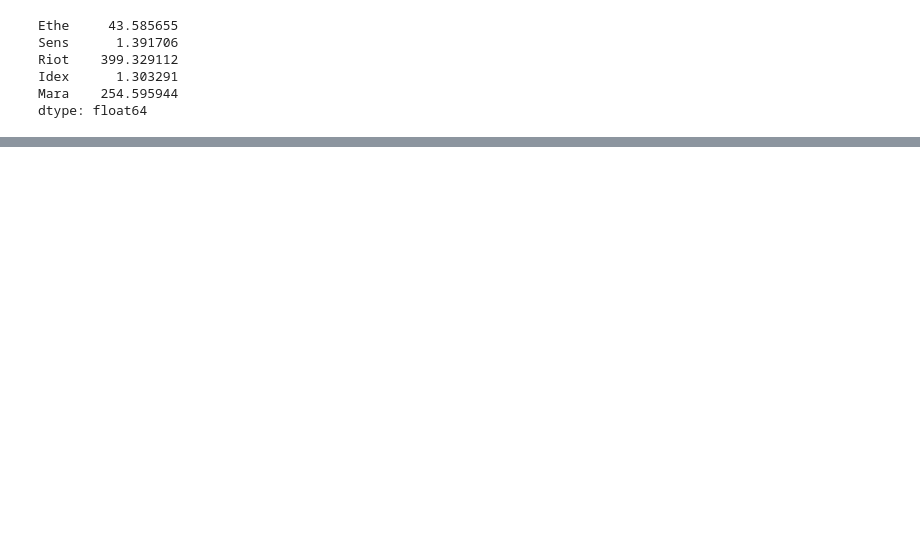
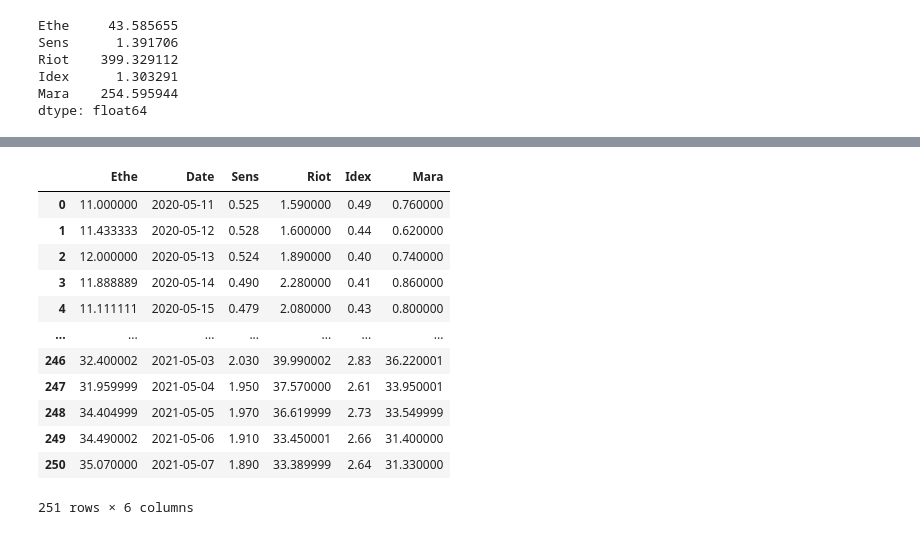
Before and after one commit to InfluxVC/-A-Whale-Off-the-Port-folio-, a Jupyter notebook: pandasHomework/pandasHomework.ipynb, the cells around one changed output, grey strips where cells are left out. Saved outputs shown, nothing was run; the diff lists cells and outputs as text; code cells hidden in the pictures; blank space fills up the shorter version.

```diff
--- a/pandasHomework/pandasHomework.ipynb
+++ b/pandasHomework/pandasHomework.ipynb
@@ -519,0 +547,17 @@ dtype: float64
+# %%
+weights= [1/5,1/5,1/5,1/5,1/5]
+Portfolio
+# %% [output]
+|  | Ethe | Date | Sens | Riot | Idex | Mara |
+| 0 | 11.000000 | 2020-05-11 | 0.525 | 1.590000 | 0.49 | 0.760000 |
+| 1 | 11.433333 | 2020-05-12 | 0.528 | 1.600000 | 0.44 | 0.620000 |
+| 2 | 12.000000 | 2020-05-13 | 0.524 | 1.890000 | 0.40 | 0.740000 |
+| 3 | 11.888889 | 2020-05-14 | 0.490 | 2.280000 | 0.41 | 0.860000 |
+| 4 | 11.111111 | 2020-05-15 | 0.479 | 2.080000 | 0.43 | 0.800000 |
+| ... | ... | ... | ... | ... | ... | ... |
+| 246 | 32.400002 | 2021-05-03 | 2.030 | 39.990002 | 2.83 | 36.220001 |
+| 247 | 31.959999 | 2021-05-04 | 1.950 | 37.570000 | 2.61 | 33.950001 |
+| 248 | 34.404999 | 2021-05-05 | 1.970 | 36.619999 | 2.73 | 33.549999 |
+| 249 | 34.490002 | 2021-05-06 | 1.910 | 33.450001 | 2.66 | 31.400000 |
+| 250 | 35.070000 | 2021-05-07 | 1.890 | 33.389999 | 2.64 | 31.330000 |
+251 rows × 6 columns
```
Also changed, not shown: parts of 7 cells of this notebook.
